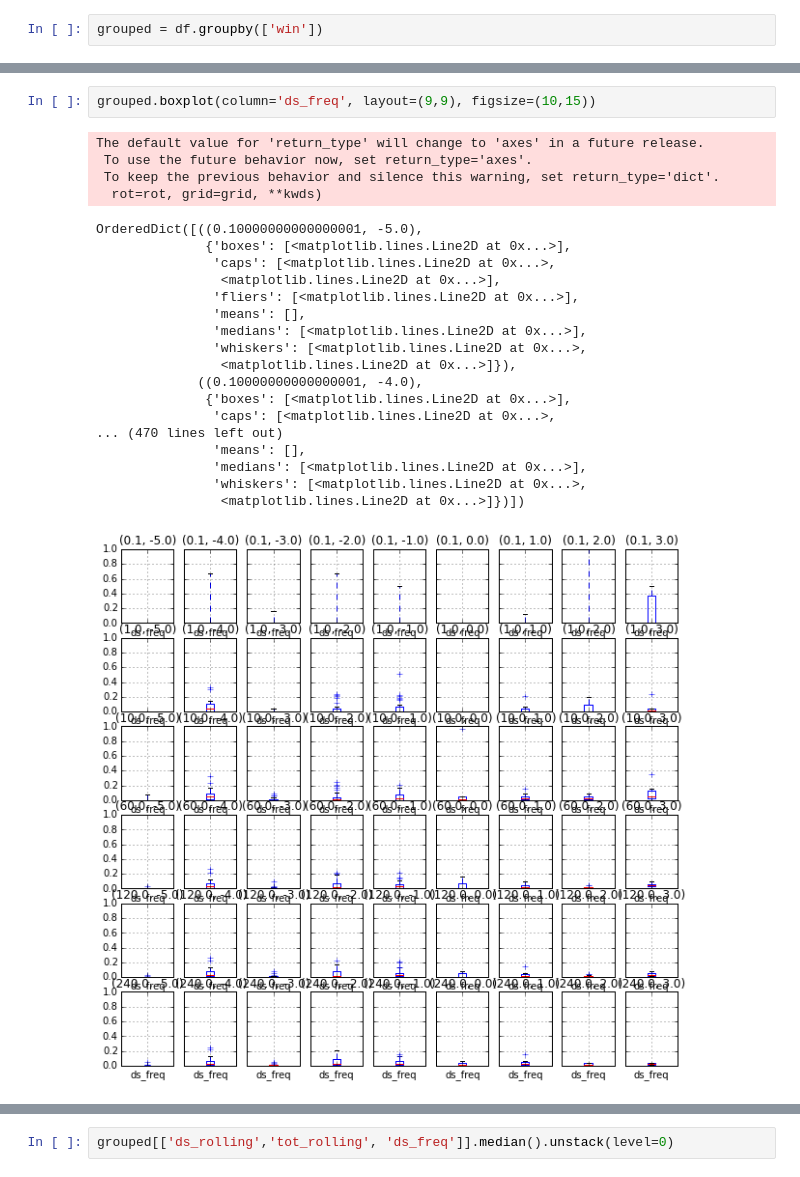
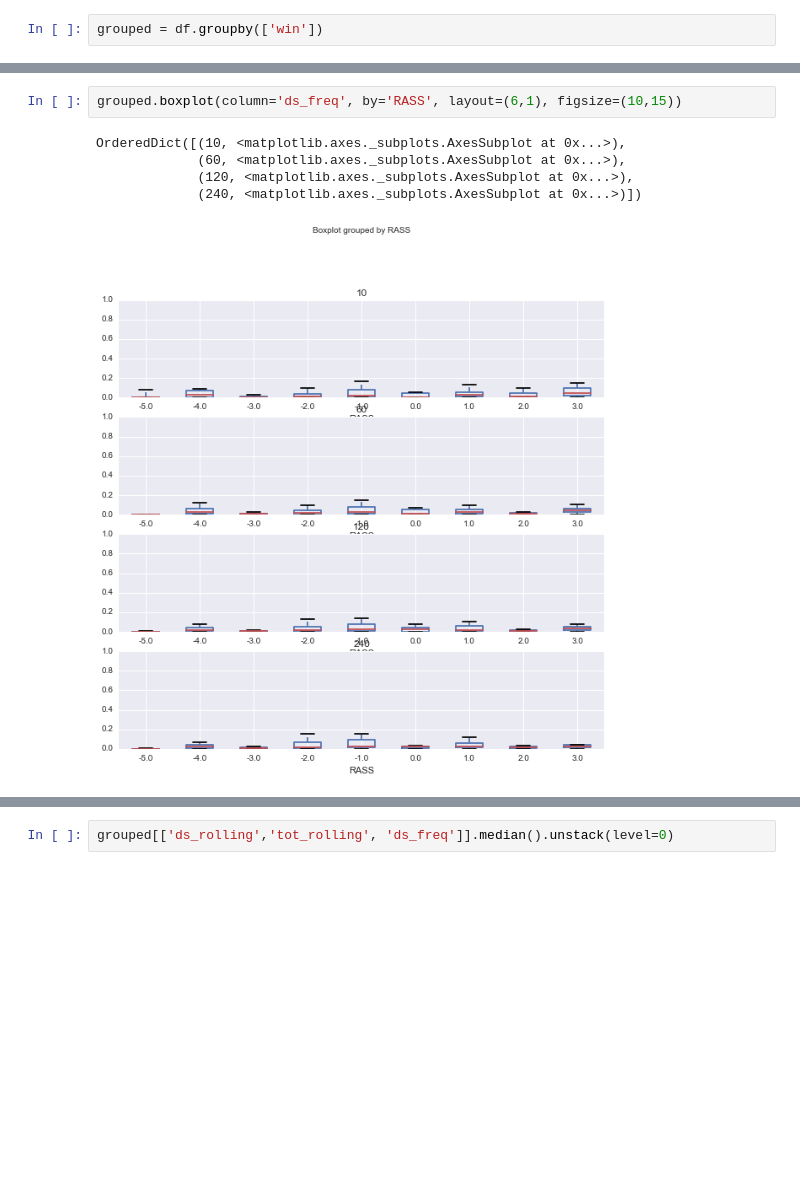
Before and after one commit to psottile05/VentDysSedation, a Jupyter notebook: ATS_Analysis_2016.ipynb, the cells around one changed output, grey strips where cells are left out. Saved outputs shown, nothing was run; the diff lists cells and outputs as text; blank space fills up the shorter version.

```diff
--- a/ATS_Analysis_2016.ipynb
+++ b/ATS_Analysis_2016.ipynb
@@ -28,26 +59,9 @@ grouped.boxplot(column='ie_freq', by='RASS', layout=(6,1), figsize=(10,15))
 # %%
-grouped.boxplot(column='ds_freq', layout=(9,9), figsize=(10,15))
+grouped.boxplot(column='ds_freq', by='RASS', layout=(6,1), figsize=(10,15))
 # %% [output]
-The default value for 'return_type' will change to 'axes' in a future release.
- To use the future behavior now, set return_type='axes'.
- To keep the previous behavior and silence this warning, set return_type='dict'.
-  rot=rot, grid=grid, **kwds)
+OrderedDict([(10, <matplotlib.axes._subplots.AxesSubplot at 0x...>),
+             (60, <matplotlib.axes._subplots.AxesSubplot at 0x...>),
+             (120, <matplotlib.axes._subplots.AxesSubplot at 0x...>),
+             (240, <matplotlib.axes._subplots.AxesSubplot at 0x...>)])
-OrderedDict([((0.10000000000000001, -5.0),
-              {'boxes': [<matplotlib.lines.Line2D at 0x...>],
-               'caps': [<matplotlib.lines.Line2D at 0x...>,
-                <matplotlib.lines.Line2D at 0x...>],
-               'fliers': [<matplotlib.lines.Line2D at 0x...>],
-               'means': [],
-               'medians': [<matplotlib.lines.Line2D at 0x...>],
-               'whiskers': [<matplotlib.lines.Line2D at 0x...>,
-                <matplotlib.lines.Line2D at 0x...>]}),
-             ((0.10000000000000001, -4.0),
-              {'boxes': [<matplotlib.lines.Line2D at 0x...>],
-               'caps': [<matplotlib.lines.Line2D at 0x...>,
-... (470 lines left out)
-               'means': [],
-               'medians': [<matplotlib.lines.Line2D at 0x...>],
-               'whiskers': [<matplotlib.lines.Line2D at 0x...>,
-                <matplotlib.lines.Line2D at 0x...>]})])
-[figure, old version]
+[figure, new version]
 # %%
```
Also changed, not shown: parts of 6 cells of this notebook.
